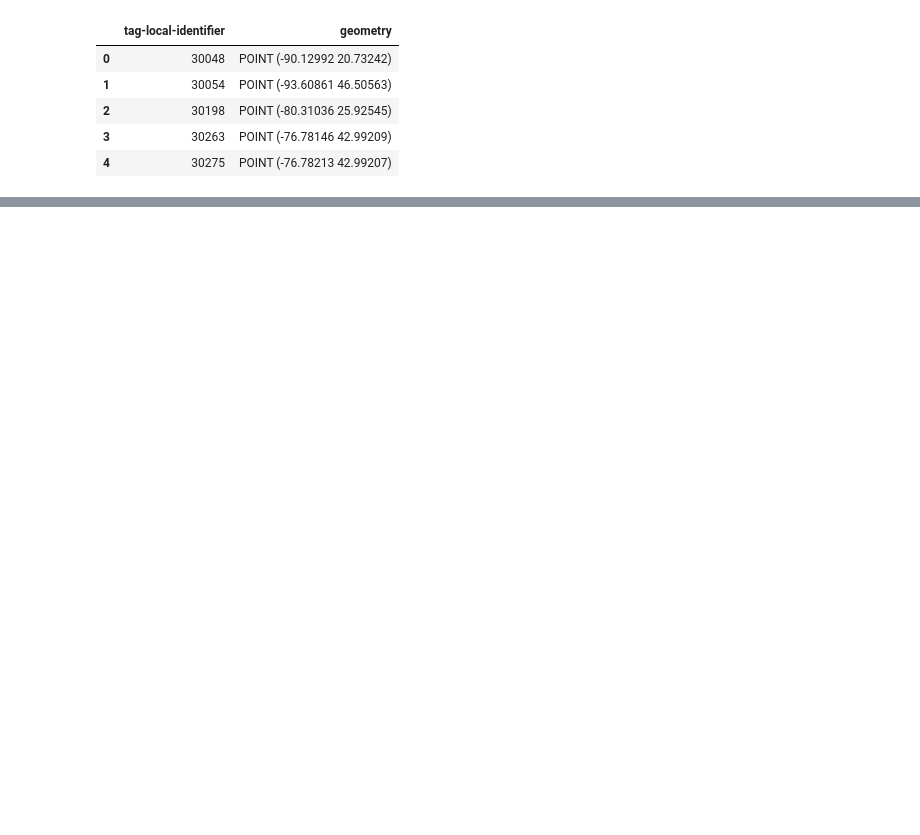
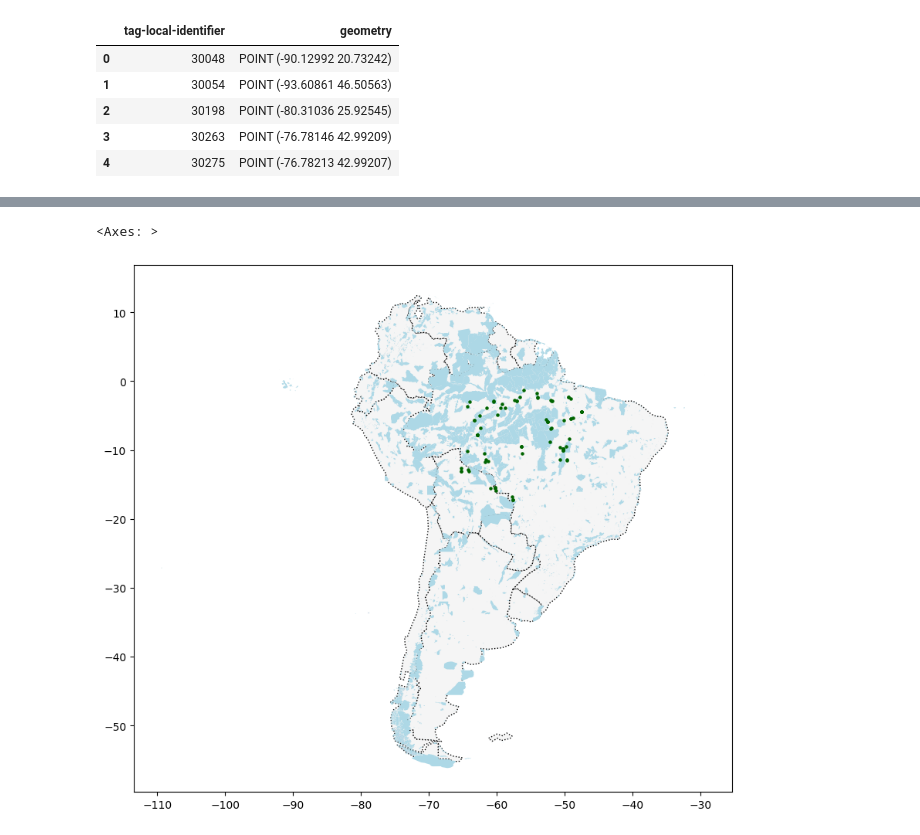
Before and after one commit to kdayeon/kimdayeonblog, a Jupyter notebook: Exercise/2. Coordinate Reference Systems.ipynb, the cells around one changed output, grey strips where cells are left out. Saved outputs shown, nothing was run; the diff lists cells and outputs as text; code cells hidden in the pictures; blank space fills up the shorter version.

```diff
--- a/Exercise/2. Coordinate Reference Systems.ipynb
+++ b/Exercise/2. Coordinate Reference Systems.ipynb
@@ -125,0 +237,9 @@ birds.head()
+# %%
+ax = south_america.plot(figsize=(10, 10), color='whitesmoke', linestyle=':', edgecolor='black')
+
+
+protected_areas[protected_areas['MARINE']!='2'].plot(ax = ax, markersize=5,color = 'lightblue')
+birds[birds.geometry.y < 0].plot(ax = ax, markersize=5,color="darkgreen")
+# %% [output]
+<Axes: >
+[figure, added]
```
Also changed, not shown: parts of 21 cells of this notebook, 12 other files.
